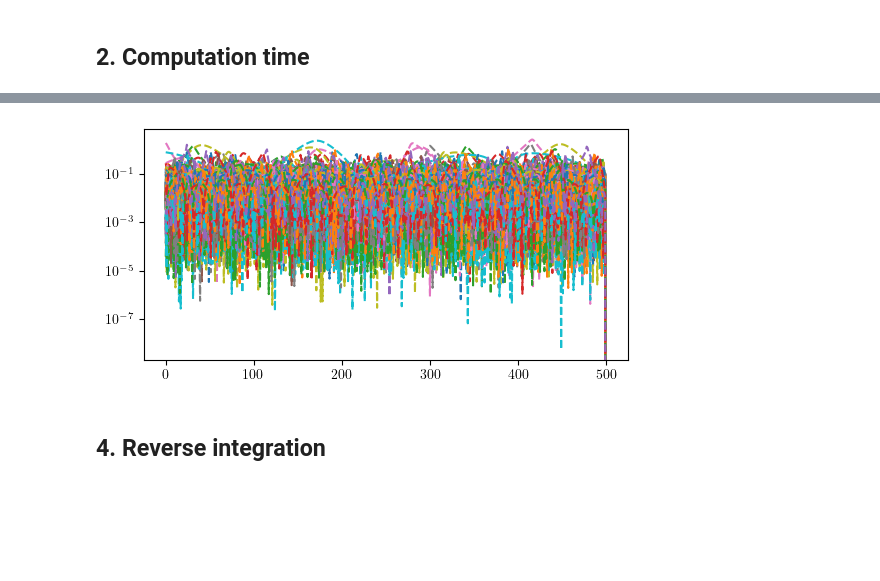
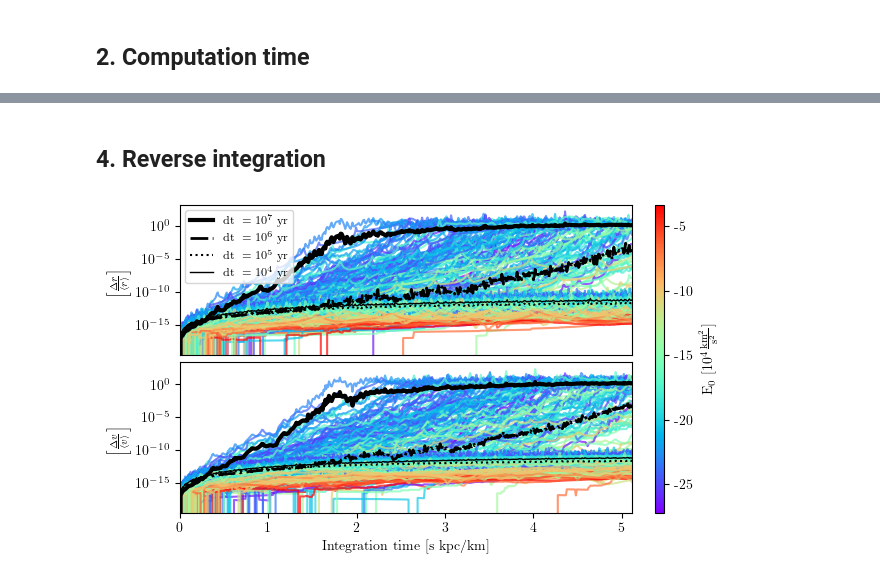
Before and after one commit to salvatore-ferrone/phd-thesis-ferrone, a Jupyter notebook: demos/numericalError/NumericalError.ipynb, the cells around one changed output, grey strips where cells are left out. Drawn from its saved outputs; the diff is of its cells as text; code cells hidden in the pictures; blank space fills up the shorter version.

```diff
--- a/demos/numericalError/NumericalError.ipynb
+++ b/demos/numericalError/NumericalError.ipynb
@@ -190,11 +158,62 @@ E0, errE=NEF.get_energy_error(backwardOrbit[-1],MWparams)
-# %%
-nskip=1000
-fig,axis = plt.subplots(1,1,figsize=(8.25-2,3))
-for i in range(nGCs):
-    axis.plot(errE[i,::nskip],linestyle='--')
-
-axis.set_yscale("log")
-# %% [output]
-[figure, removed]
 # %% [markdown]
 ## 4. Reverse integration
+# %%
+arg_list = [[integrationtime,timestep,staticgalaxy,initialkinematics] for timestep in timesteps]
+ncpu = mp.cpu_count() - 2
+with mp.Pool(ncpu) as pool:
+    results = pool.map(NEF.vanilla_clusters, arg_list)
+backwardOrbit,forwardOrbit,computation_time = zip(*results)
+# %%
+relativeR,realtiveV = [],[]
+for i in range(len(backwardOrbit)):
+    dr, dv, rmean, vmean = NEF.get_dr_dv_rmean_vmean(backwardOrbit[i], forwardOrbit[i])
+    relativeR.append(dr/rmean)
+    realtiveV.append(dv/vmean)
+# %%
+# get the means for each relativeR and realtiveV
+meanRealtiveRs,meanRealtiveVs = [],[]
+for i in range(len(relativeR)):
+    meanRealtiveRs.append(np.mean(relativeR[i], axis=0))
+    meanRealtiveVs.append(np.mean(realtiveV[i], axis=0))
+# %%
+fig = plt.figure(figsize=(8.25-2,4))
+gs = mpl.gridspec.GridSpec(2, 2, figure=fig,width_ratios=[1, 1/50],wspace=0.1,hspace=0.05)
+axis1 = fig.add_subplot(gs[0, 0])
+axis2 = fig.add_subplot(gs[1, 0])
+caxis= fig.add_subplot(gs[:, 1])
+
+nskips = [1, 1000]
+for i in [0,-1]:
+    for j in range(nGCs):
+        axis1.plot(times[i][::nskips[i]],relativeR[i][j][::nskips[i]],linestyle='-',color=colors[j],alpha=0.7)
+        axis2.plot(times[i][::nskips[i]],realtiveV[i][j][::nskips[i]],linestyle='-',color=colors[j],alpha=0.7)
+
+nskips = [1,10,100,1000]
+linewidths = [3,2,1.5,1]
+linestyles = ['-', '-.', ':', '-']
+for i in range(0,4):
+    dt_val = int(timesteps[i].to(u.yr).value)
+    exponent = int(np.log10(dt_val))
+    label = r"$\mathrm{{dt}}~=10^{{{}}}~\mathrm{{yr}}$".format(exponent)
+    # axis1.plot(times[i][::nskips[i]],meanRealtiveRs[i][::nskips[i]],linewidth=linewidths[i],color = "k", linestyle=linestyles[i],label=r"$\mathrm{{dt}}~={:.0e}~\mathrm{{yr}}$".format(int(timesteps[i].to(u.yr).value)))
+    axis1.plot(times[i][::nskips[i]],meanRealtiveRs[i][::nskips[i]],linewidth=linewidths[i],color = "k", linestyle=linestyles[i],label=label)
+    axis2.plot(times[i][::nskips[i]],meanRealtiveVs[i][::nskips[i]],linewidth=linewidths[i],color = "k", linestyle=linestyles[i])
+
+axis1.set_ylabel(r"$\left[\frac{\Delta r}{\langle r \rangle}\right]$")
+axis2.set_ylabel(r"$\left[\frac{\Delta v}{\langle v \rangle}\right]$")
+axis1.set_xticks([])
+axis1.set_yscale("log")
+axis2.set_yscale("log")
+
+cbar = fig.colorbar(mpl.cm.ScalarMappable(norm=norm, cmap=cmap), cax=caxis, label=r'$\mathrm{E_0 }~[10^4 \frac{\mathrm{km}^2}{\mathrm{s}^2}]$')
+caxis.set_yticks(caxis.get_yticks()[1:-1])
+caxis.set_yticklabels(np.array(caxis.get_yticks()[:]/1e4,dtype=int));
+
+axis1.legend(fontsize="small")
+axis1.set_xlim(0, inttimeIntUnits.value)
+axis2.set_xlabel(r"$\mathrm{Integration~time}~[\mathrm{s~kpc}/\mathrm{km}]$")
+axis2.set_xlim(0, inttimeIntUnits.value)
+
+fig.savefig("../../images/numericalErrorReverseIntegration.png",bbox_inches='tight',dpi=300)
+# %% [output]
+[figure, added]
```
Also changed, not shown: parts of 6 cells of this notebook, 2 other files.
